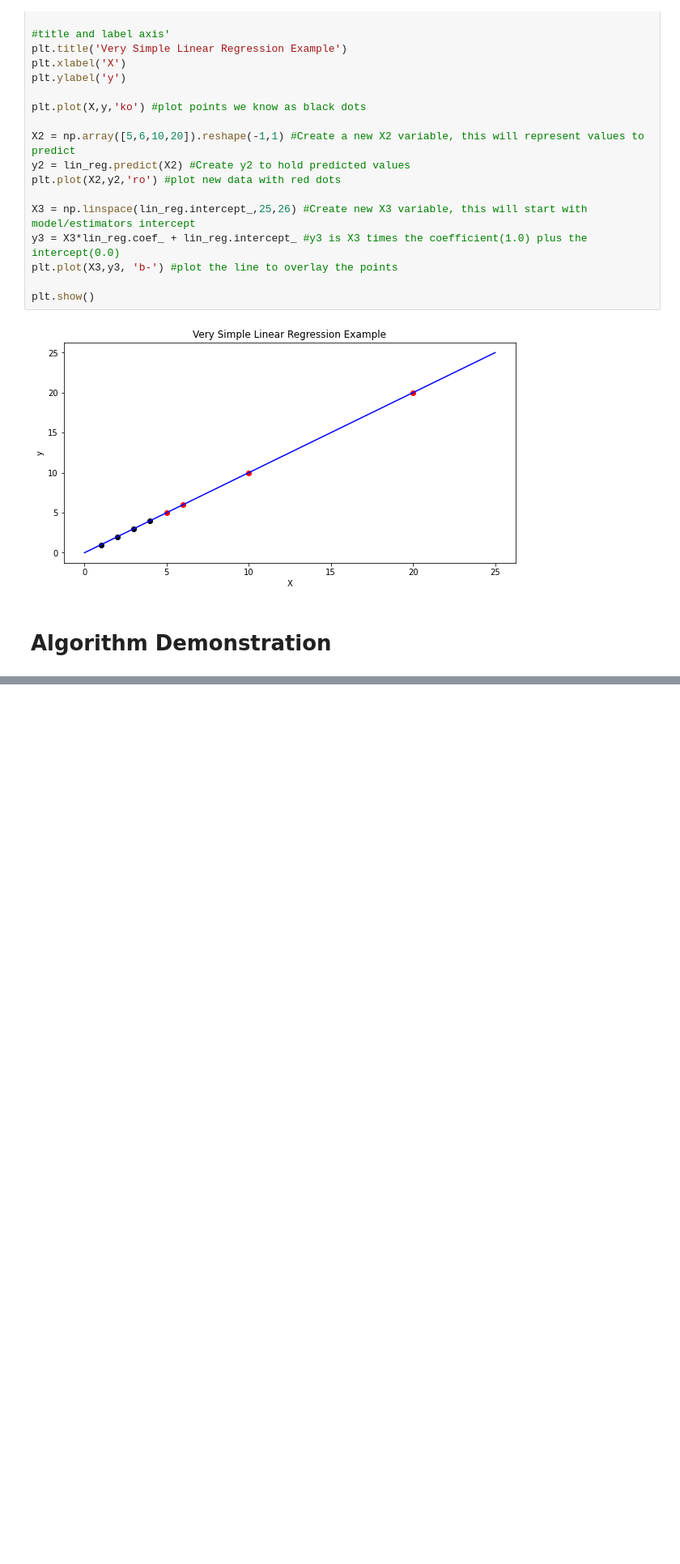
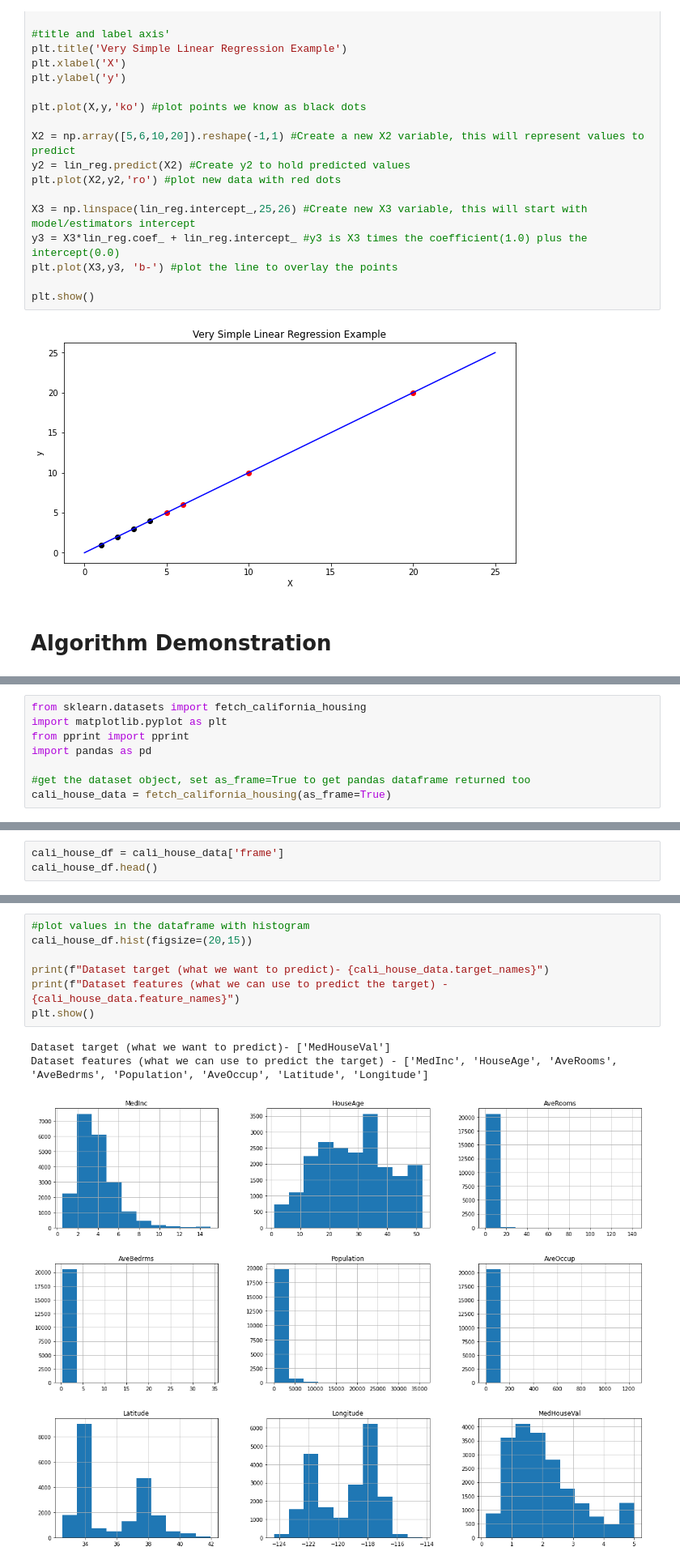
Before and after one commit to itskeithstudent/Machine-Learning-and-Statistics-Assessment, a Jupyter notebook: scikit-learn.ipynb, the cells around one changed output, grey strips where cells are left out. Shown at 81% size. Cells and saved outputs as stored; diff of their text form; blank space fills up the shorter version.

Commit message:
Add section on Lasso Regression, add section getting dataset for Lasso

```diff
--- a/scikit-learn.ipynb
+++ b/scikit-learn.ipynb
@@ -121,0 +123,8 @@ array([ 0.,  1.,  2.,  3.,  4.,  5.,  6.,  7.,  8.,  9., 10., 11., 12.,
+# %%
+from sklearn.datasets import fetch_california_housing
+import matplotlib.pyplot as plt
+from pprint import pprint
+import pandas as pd
+
+#get the dataset object, set as_frame=True to get pandas dataframe returned too
+cali_house_data = fetch_california_housing(as_frame=True)
@@ -121,0 +160,3 @@ array([ 0.,  1.,  2.,  3.,  4.,  5.,  6.,  7.,  8.,  9., 10., 11., 12.,
+# %%
+cali_house_df = cali_house_data['frame']
+cali_house_df.head()
@@ -121,0 +199,11 @@ array([ 0.,  1.,  2.,  3.,  4.,  5.,  6.,  7.,  8.,  9., 10., 11., 12.,
+# %%
+#plot values in the dataframe with histogram
+cali_house_df.hist(figsize=(20,15))
+
+print(f"Dataset target (what we want to predict)- {cali_house_data.target_names}")
+print(f"Dataset features (what we can use to predict the target) - {cali_house_data.feature_names}")
+plt.show()
+# %% [output]
+Dataset target (what we want to predict)- ['MedHouseVal']
+Dataset features (what we can use to predict the target) - ['MedInc', 'HouseAge', 'AveRooms', 'AveBedrms', 'Population', 'AveOccup', 'Latitude', 'Longitude']
+[figure, added]
```
Also changed, not shown: parts of 12 cells of this notebook.
